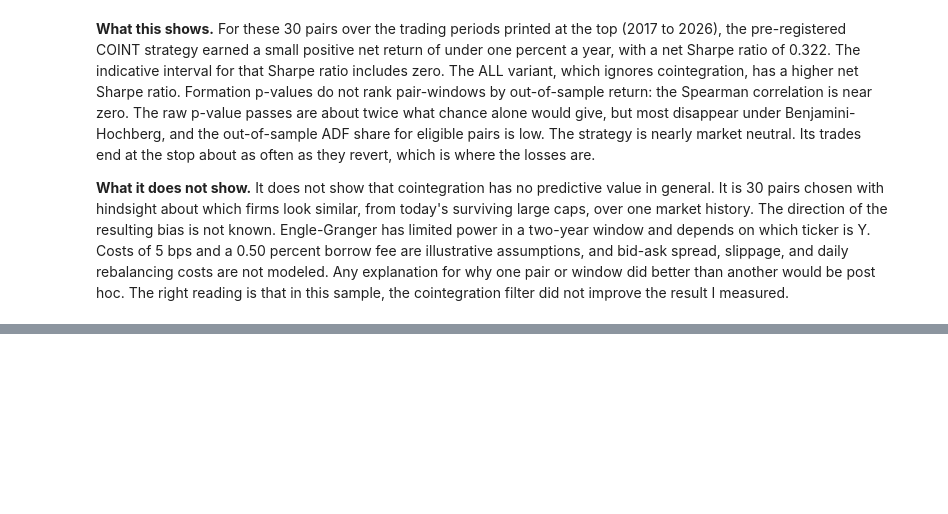
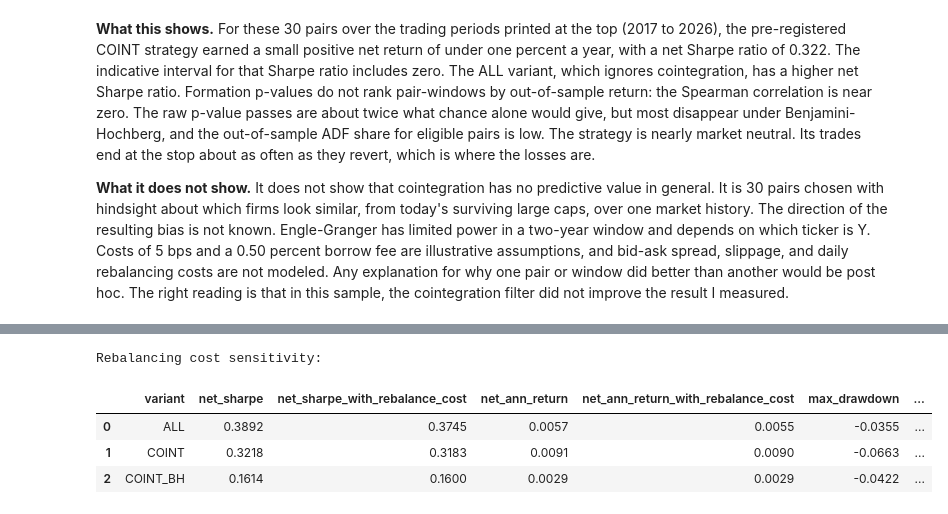
Before and after one commit to mann-patel07/Pairs-Trading-Walkforward, a Jupyter notebook: 2_Walkforward_Analysis.ipynb, the cells around one changed output, grey strips where cells are left out. Saved outputs shown, nothing was run; the diff lists cells and outputs as text; code cells hidden in the pictures; blank space fills up the shorter version.

Commit message:
Add the rebalancing cost check and portfolio tests

```diff
--- a/2_Walkforward_Analysis.ipynb
+++ b/2_Walkforward_Analysis.ipynb
@@ -311,0 +340,9 @@ Higher costs lower the Sharpe ratio of every variant, as expected. The entry-thr
+# %%
+print("Rebalancing cost sensitivity:")
+display(pd.read_csv("results/rebalance_cost_sensitivity.csv").round(4))
+# %% [output]
+Rebalancing cost sensitivity:
+|  | variant | net_sharpe | net_sharpe_with_rebalance_cost | net_ann_return | net_ann_return_with_rebalance_cost | max_drawdown | ... |
+| 0 | ALL | 0.3892 | 0.3745 | 0.0057 | 0.0055 | -0.0355 | ... |
+| 1 | COINT | 0.3218 | 0.3183 | 0.0091 | 0.0090 | -0.0663 | ... |
+| 2 | COINT_BH | 0.1614 | 0.1600 | 0.0029 | 0.0029 | -0.0422 | ... |
```
Also changed, not shown: parts of 3 cells of this notebook, 6 other files.
